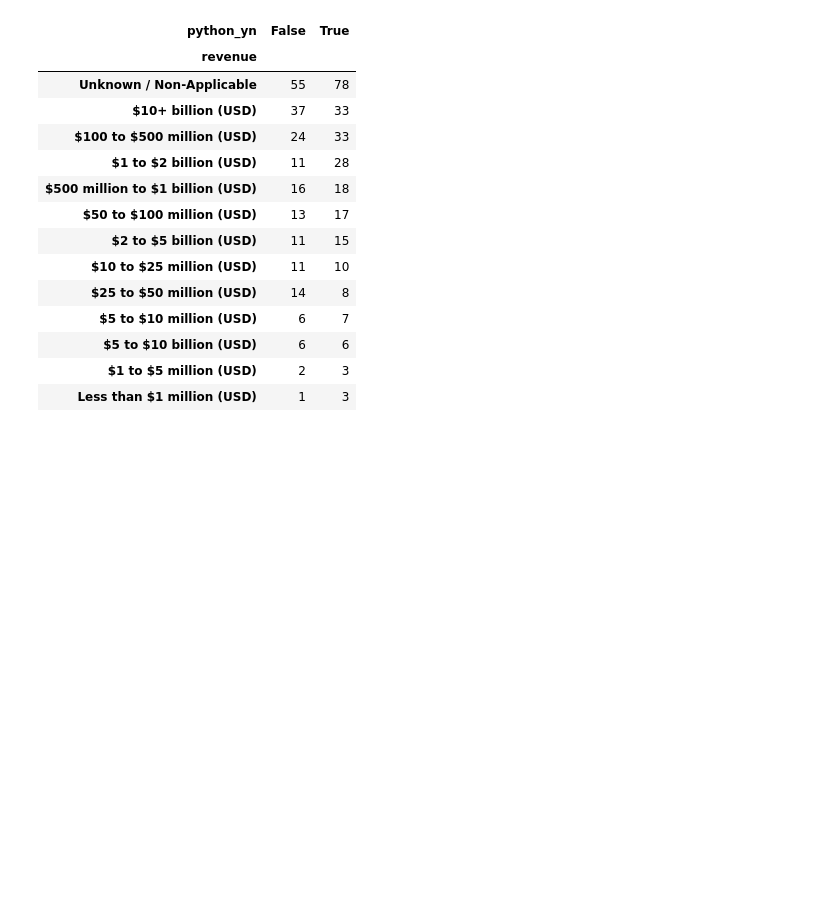
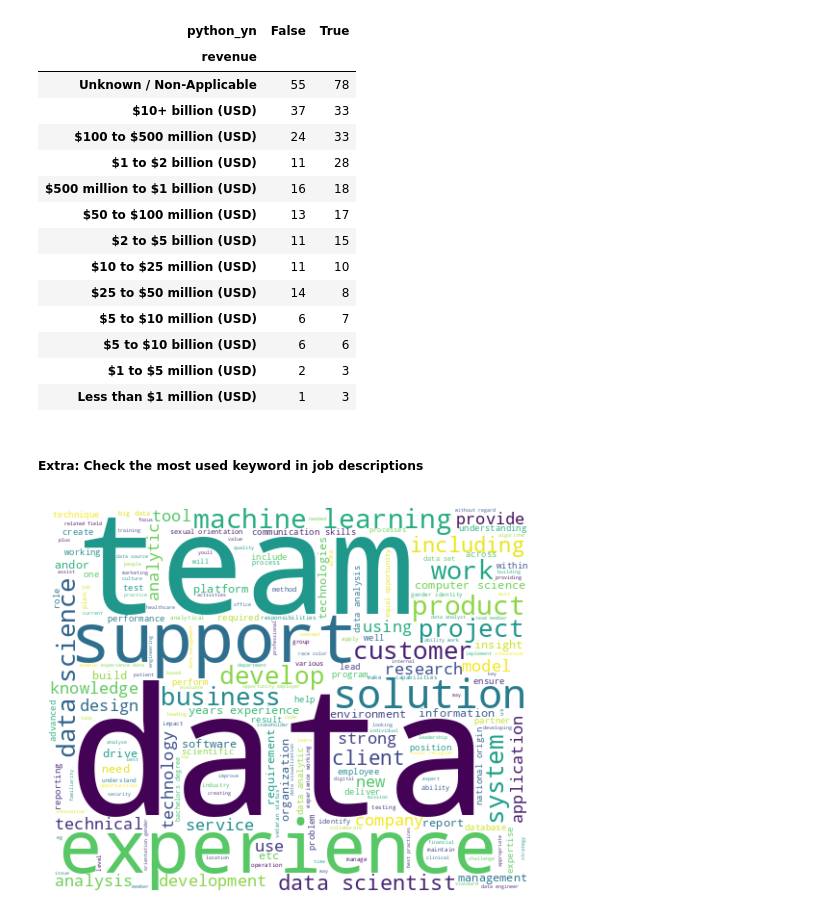
Before and after one commit to yasasbanukaofficial/glassdoor-job-market-insights, a Jupyter notebook: notebooks/02_eda.ipynb, the cells around one changed output. Drawn from its saved outputs; the diff is of its cells as text; code cells hidden in the pictures; blank space fills up the shorter version.

```diff
--- a/notebooks/02_eda.ipynb
+++ b/notebooks/02_eda.ipynb
@@ -383,3 +398,24 @@ pd.pivot_table(df, index='revenue', columns='python_yn', values='avg_salary', ag
 | $5 to $10 billion (USD) | 6 | 6 |
 | $1 to $5 million (USD) | 2 | 3 |
 | Less than $1 million (USD) | 1 | 3 |
+# %% [markdown]
+##### Extra: Check the most used keyword in job descriptions
+# %%
+job_desc = ' '.join(df['job_description'].astype(str).tolist())
+job_desc = re.sub(r'[^\w\s]', '', job_desc)
+job_desc = job_desc.lower()
+
+job_desc = ' '.join(word for word in job_desc.split() if word not in STOPWORDS)
+
+# wordcloud = WordCloud(width=800, height=400, stopwords=STOPWORDS, background_color='white').generate(job_desc)
+wordcloud = WordCloud(width=500, height=400, background_color='white').generate(job_desc)
+
+os.makedirs('../reports/figures/wordcloud', exist_ok=True)
+
+fig, ax = plt.subplots(figsize=(10, 5))
+plt.imshow(wordcloud, interpolation='bilinear')
+plt.axis('off')
+fig.savefig('../reports/figures/wordcloud/wordcloud.png', dpi=150, bbox_inches='tight')
+plt.show()
+# %% [output]
+[figure, added]
```
Also changed, not shown: parts of 6 cells of this notebook.
